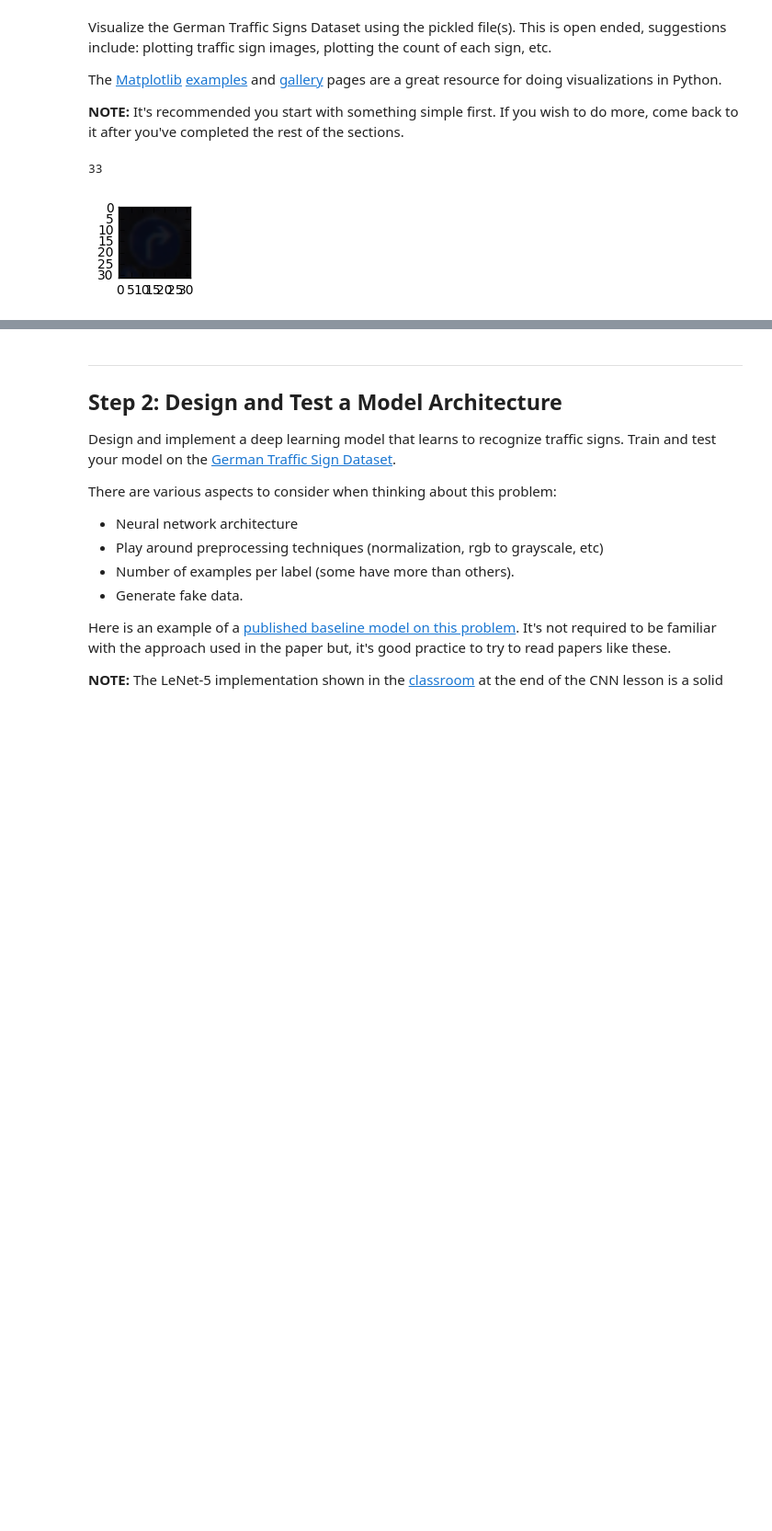
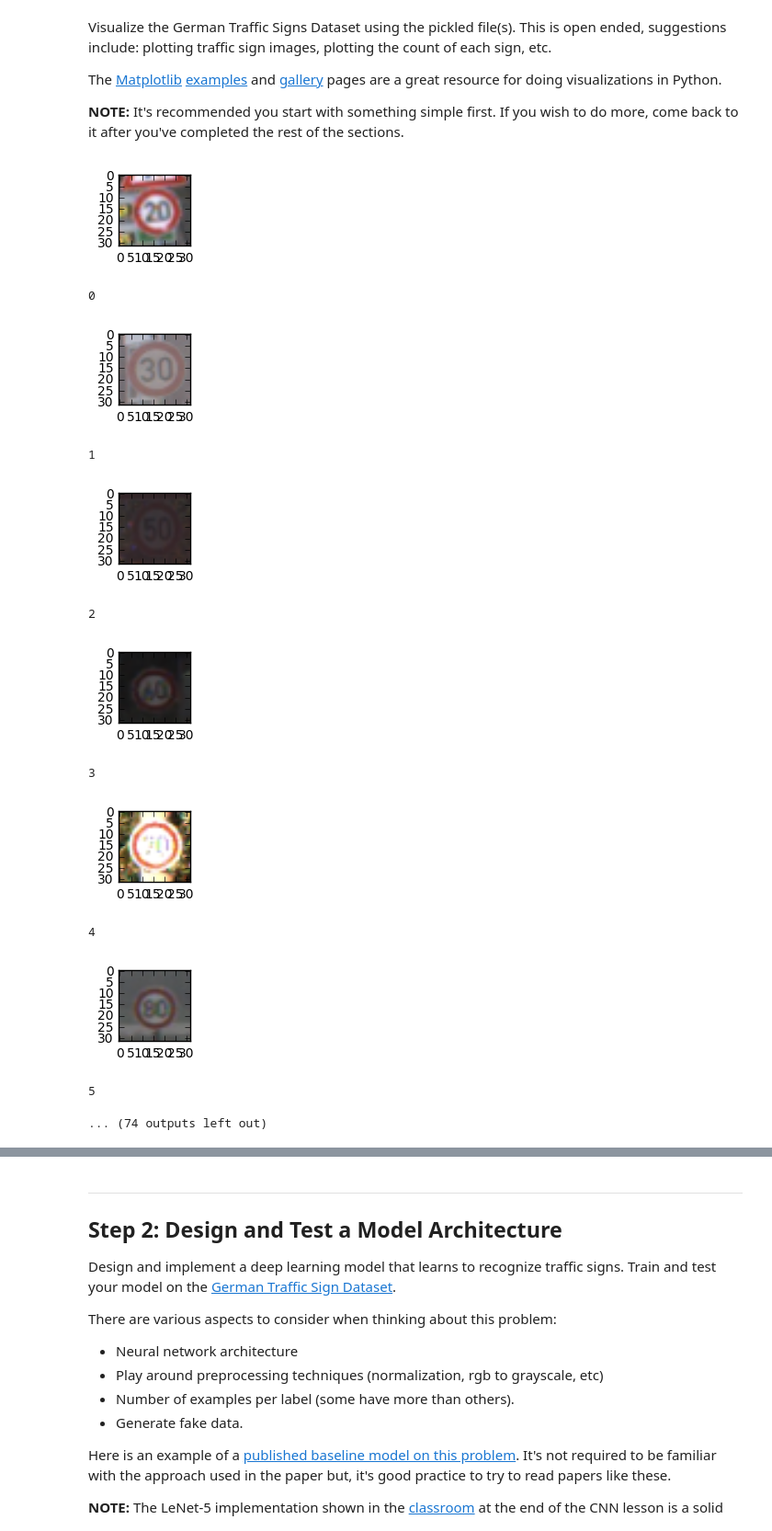
Before and after one commit to AloshkaD/Traffic_sign_classifier, a Jupyter notebook: Traffic_Sign_Classifier.ipynb, the cells around one changed output, grey strips where cells are left out. Shown at 92% size. Cells and saved outputs as stored; diff of their text form; code cells hidden in the pictures; blank space fills up the shorter version.

```diff
--- a/Traffic_Sign_Classifier.ipynb
+++ b/Traffic_Sign_Classifier.ipynb
@@ -74,19 +74,36 @@ The [Matplotlib](http://matplotlib.org/) [examples](http://matplotlib.org/exampl
 # %%
 ### Data exploration visualization goes here.
 ### Feel free to use as many code cells as needed.
-# let's visualize our sample and the corresponding class
+#Visualize one sample and the corresponding class to verify dataare consistant
 
 import random
+import csv
+import math
+from tqdm import tqdm
+#import cv2
 import numpy as np
 import matplotlib.pyplot as plt
 %matplotlib inline
 
-index = random.randint(0, len(x_train))
-image = x_train[index].squeeze()
 
-plt.figure(figsize=(1,1))
-plt.imshow(image)
-print(y_train[index])
+
+for i in range(0, n_classes):
+    image = train['features'][train['labels'] == i][5]
+    plt.figure(figsize=(1,1))
+    plt.imshow(image)
+    plt.show()
+    print(i)
 # %% [output]
+[figure, new version]
-33
+0
-[figure, old version]
+[figure, added]
+1
+[figure, added]
+2
+[figure, added]
+3
+[figure, added]
+4
+[figure, added]
+5
+... (74 outputs left out)
```
Also changed, not shown: parts of 13 cells of this notebook.
